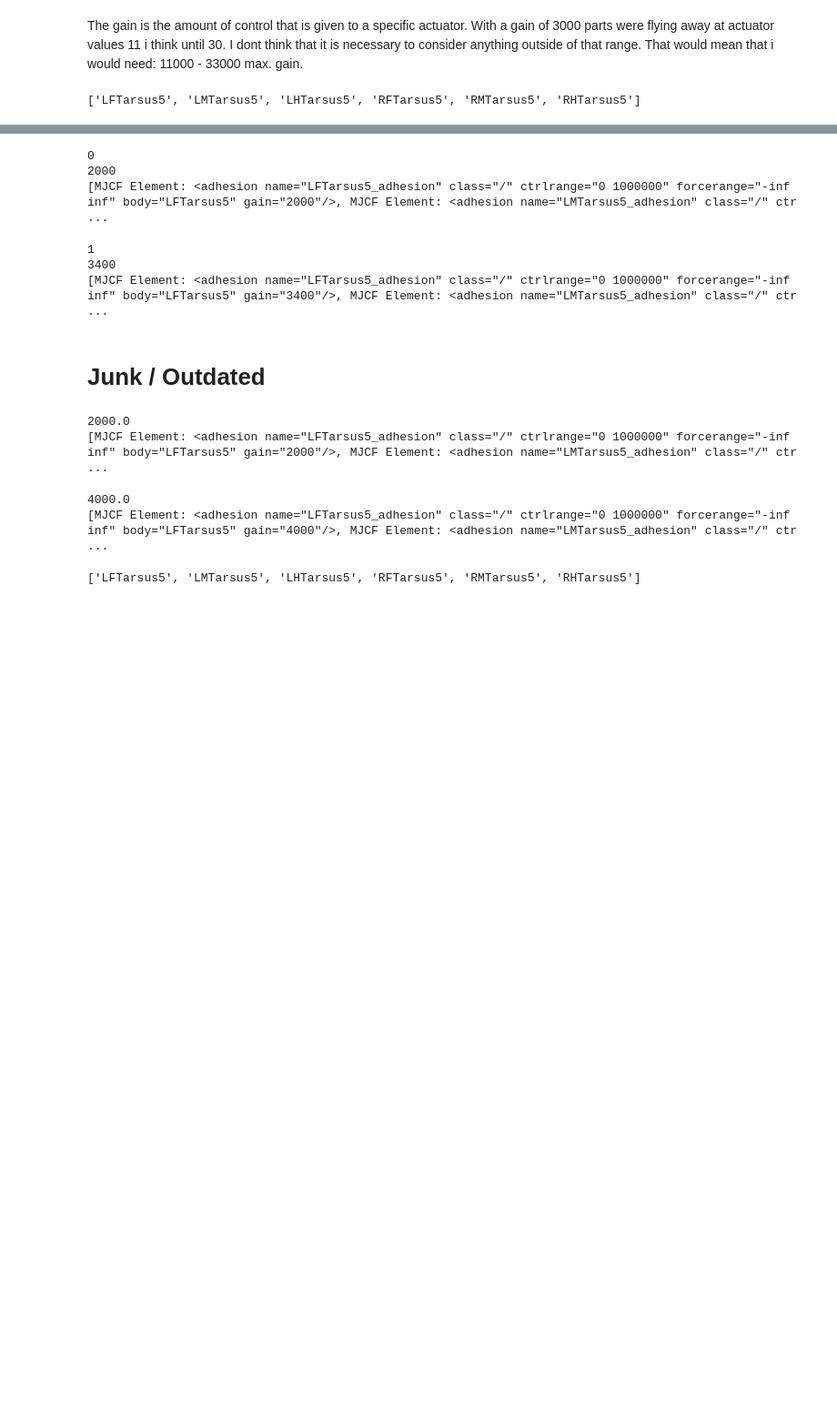
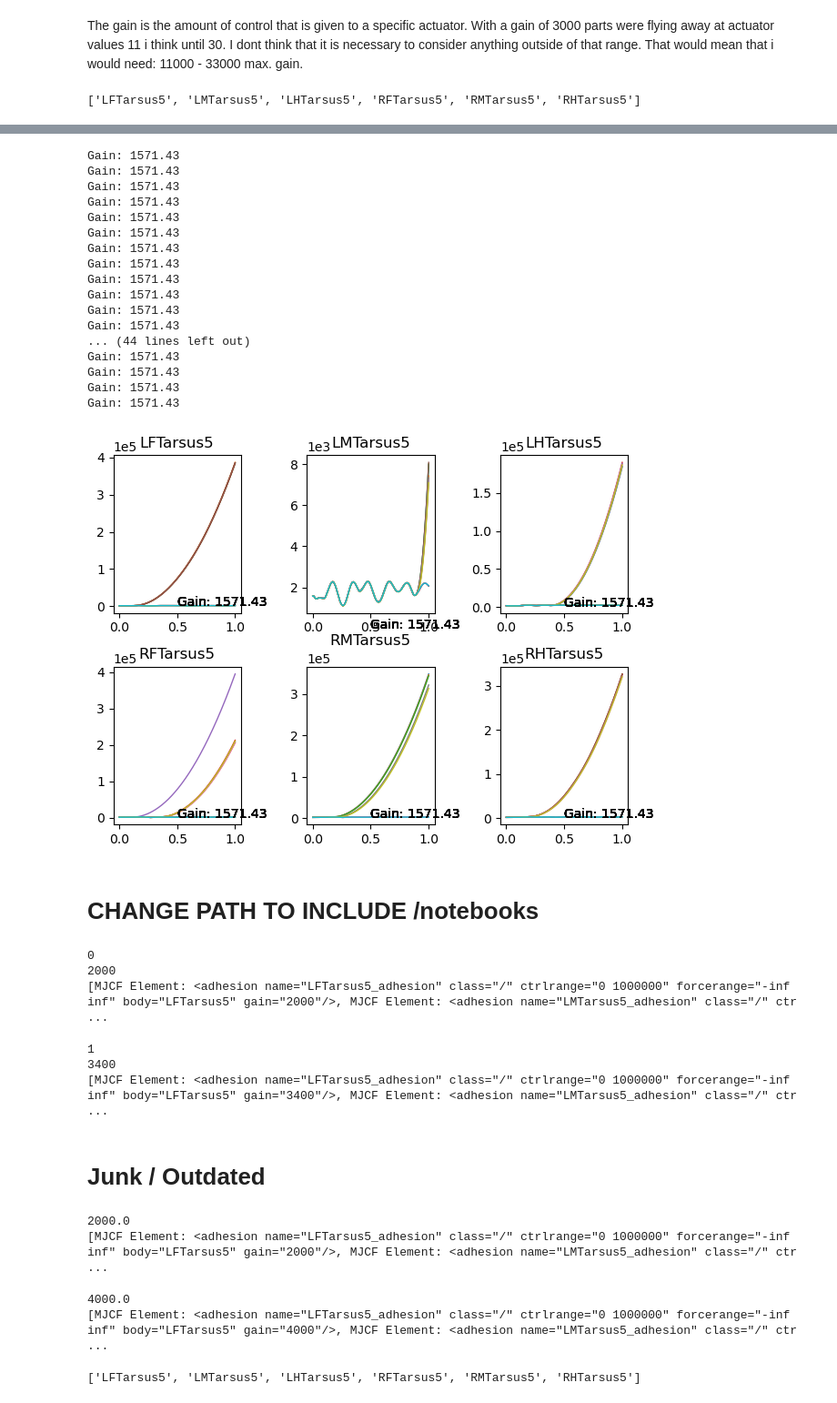
Before and after one commit to LaetiMS/flygym_adhesion-Laetitia, a Jupyter notebook: notebooks/mujoco_singleleg_grid.ipynb, the cells around one changed output, grey strips where cells are left out. Shown at 91% size. Drawn from its saved outputs; the diff is of its cells as text; code cells hidden in the pictures; blank space fills up the shorter version.

Commit message:
changing graphs for grid search

```diff
--- a/notebooks/mujoco_singleleg_grid.ipynb
+++ b/notebooks/mujoco_singleleg_grid.ipynb
@@ -144,16 +165,23 @@ def plot_z_vals(z_vals, nmfs, found_gains, leg_idx=0):
     plt.title(f'Adhesion on {legs[leg_idx]}, gravity inverted at 0.1s')
     plt.legend()
     plt.ylim(750,3000)
-    save_path = Path('SingleLegFigures',f'Adhesion_on_{legs[leg_idx]}_gravity_inverted_at_01s.png')
+    save_path = Path('notebooks/SingleLegFigures',f'Adhesion_on_{legs[leg_idx]}_gravity_inverted_at_01s.png')
     plt.tight_layout()
+    fig1 = plt.gcf()
     plt.show()
-    plt.savefig(save_path)
+    plt.draw()
+    fig1.savefig(save_path)
+
 
 found_ranges = []
 did_it_stick_ranges = []
+z_vals_list = []
+nmfs_list = []
 for leg_idx in legs:
     found_gains, nmfs, z_vals, did_it_stick = dichotomous_gain_search(1000, 40000, tol = 50, leg_idx=legs.index(leg_idx), max_height=4000)
     found_ranges.append(found_gains)
+    nmfs_list.append(nmfs)
+    z_vals_list.append(z_vals)
     did_it_stick_ranges.append(did_it_stick)
     plot_z_vals(z_vals, nmfs, found_gains, leg_idx=legs.index(leg_idx))
 # %% [output]
@@ -172,0 +211,42 @@ for leg_idx in legs:
+# %%
+fig1 = plt.figure()
+for i in np.arange(6):
+    ax1 = fig1.add_subplot(231 + i)
+
+    for gain, z_val, nmf, did_it_stick in zip(found_ranges[i], z_vals_list[i], nmfs_list[i], did_it_stick_ranges[i]):
+        ax1.plot(np.arange(len(z_val))*nmf.timestep, z_val, label=f'Gain: {gain:.2f}', linewidth = 1)
+        ax1.ticklabel_format(style ='sci', scilimits=(0,0))
+        ax1.set_title(legs[i])
+        text = f'Gain: {z_val[np.argmax(did_it_stick)]:.2f}'
+        print(text)
+        ax1.text(0.5, 0.5,text)
+        #legend = ax1.legend(loc = 'lower center',ncol =5)
+        #for text in legend.get_texts():
+        #    text.set_fontsize(4)  # Set legend text fontsize
+        #legend.legendHandles[0].set_linewidth(2)
+#legend = fig1.legend()
+#legend.get_frame().set_linewidth(0.02)  # Set legend frame linewidth
+#for text in legend.get_texts():
+#    text.set_fontsize(8)  # Set legend text fontsize
+
+fig1.tight_layout()
+plt.show()
+# %% [output]
+Gain: 1571.43
+Gain: 1571.43
+Gain: 1571.43
+Gain: 1571.43
+Gain: 1571.43
+Gain: 1571.43
+Gain: 1571.43
+Gain: 1571.43
+Gain: 1571.43
+Gain: 1571.43
+Gain: 1571.43
+Gain: 1571.43
+... (44 lines left out)
+Gain: 1571.43
+Gain: 1571.43
+Gain: 1571.43
+Gain: 1571.43
+[figure, added]
@@ -173,3 +262,5 @@ for leg_idx in legs:
+# %% [markdown]
+# CHANGE PATH TO INCLUDE /notebooks
 # %%
 from ipywidgets import Video
 #legs = ['LFTarsus5', 'LMTarsus5']
```
Also changed, not shown: parts of 11 cells of this notebook, 1 other file.
